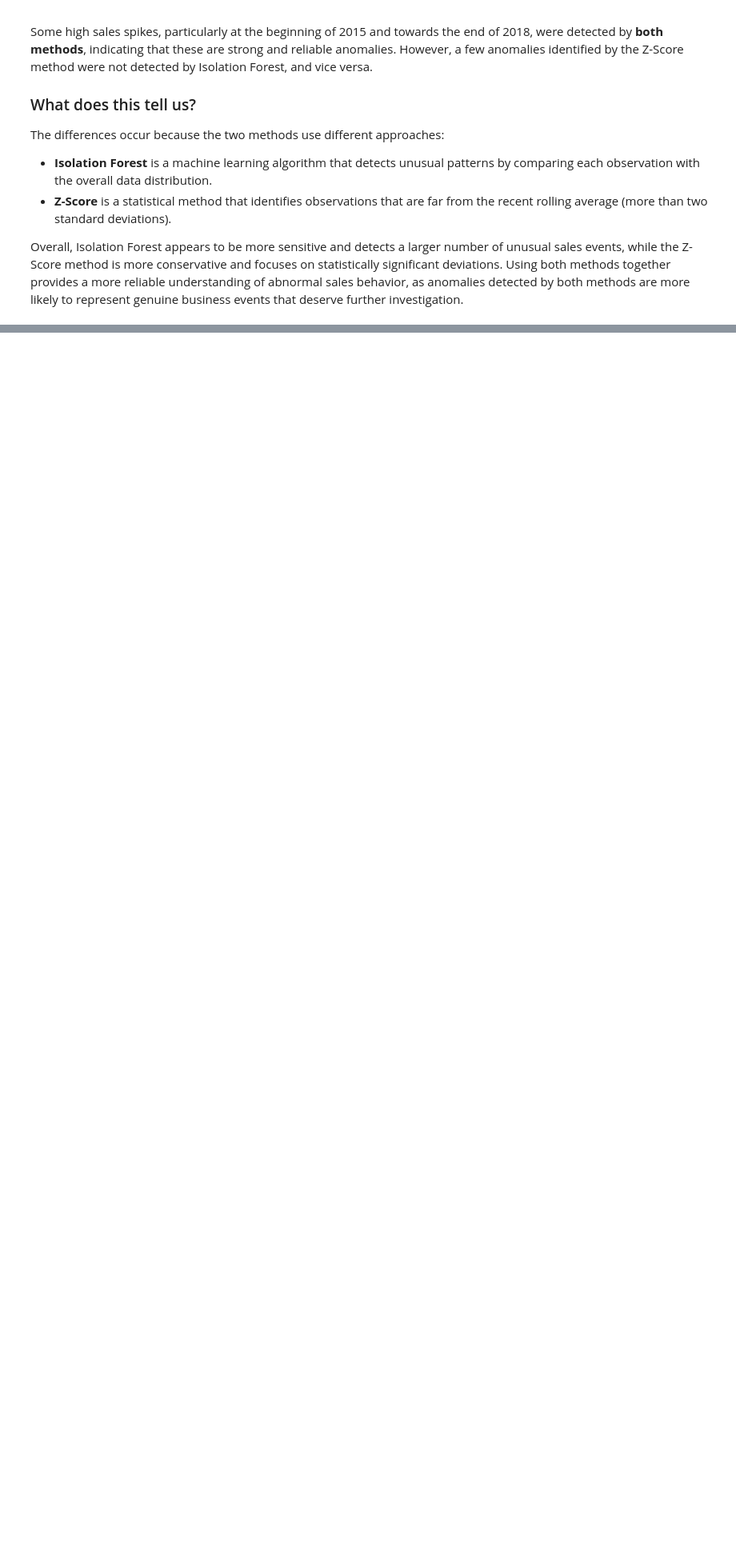
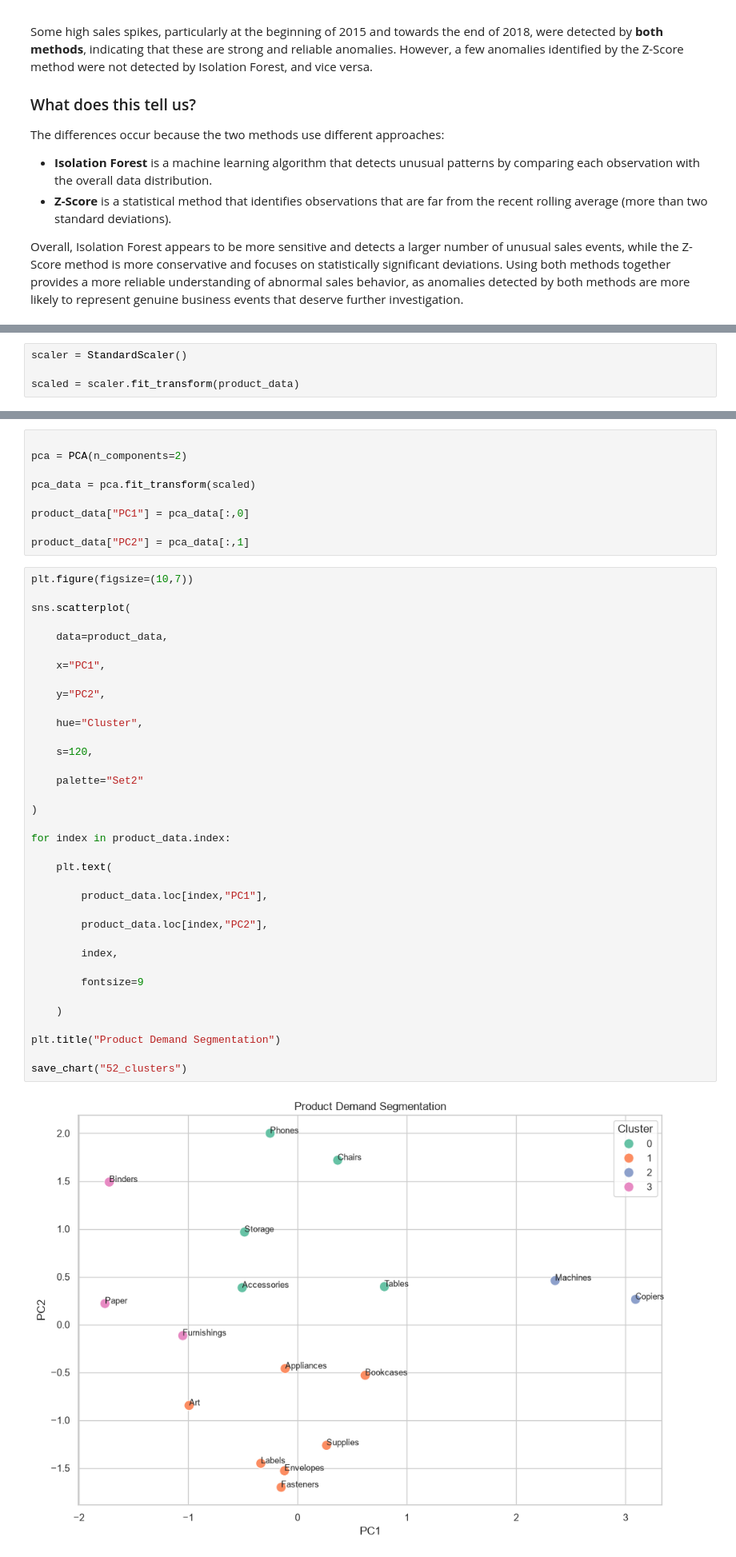
Before and after one commit to Divesh455/XYlofy_AI_Internship, a Jupyter notebook: SalesForecasting_DiveshMatkar/Notebooks/analysis.ipynb, the cells around one changed output, grey strips where cells are left out. Shown at 80% size. Saved outputs shown, nothing was run; the diff lists cells and outputs as text; blank space fills up the shorter version.

```diff
--- a/SalesForecasting_DiveshMatkar/Notebooks/analysis.ipynb
+++ b/SalesForecasting_DiveshMatkar/Notebooks/analysis.ipynb
@@ -2558,0 +2608,4 @@ Overall, Isolation Forest appears to be more sensitive and detects a larger numb
+# %%
+scaler = StandardScaler()
+
+scaled = scaler.fit_transform(product_data)
@@ -2558,0 +2670,47 @@ Overall, Isolation Forest appears to be more sensitive and detects a larger numb
+# %%
+
+pca = PCA(n_components=2)
+
+pca_data = pca.fit_transform(scaled)
+
+product_data["PC1"] = pca_data[:,0]
+
+product_data["PC2"] = pca_data[:,1]
+# %%
+plt.figure(figsize=(10,7))
+
+sns.scatterplot(
+
+    data=product_data,
+
+    x="PC1",
+
+    y="PC2",
+
+    hue="Cluster",
+
+    s=120,
+
+    palette="Set2"
+
+)
+
+for index in product_data.index:
+
+    plt.text(
+
+        product_data.loc[index,"PC1"],
+
+        product_data.loc[index,"PC2"],
+
+        index,
+
+        fontsize=9
+
+    )
+
+plt.title("Product Demand Segmentation")
+
+save_chart("52_clusters")
+# %% [output]
+[figure, added]
```
Also changed, not shown: parts of 18 cells of this notebook, 12 other files.
